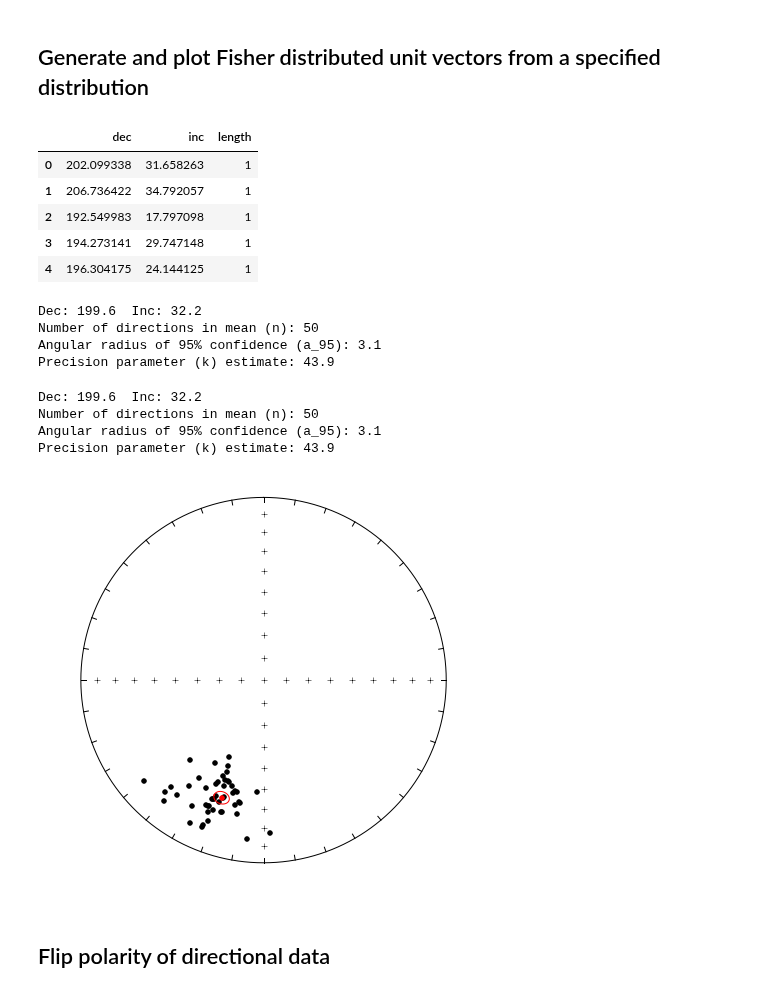
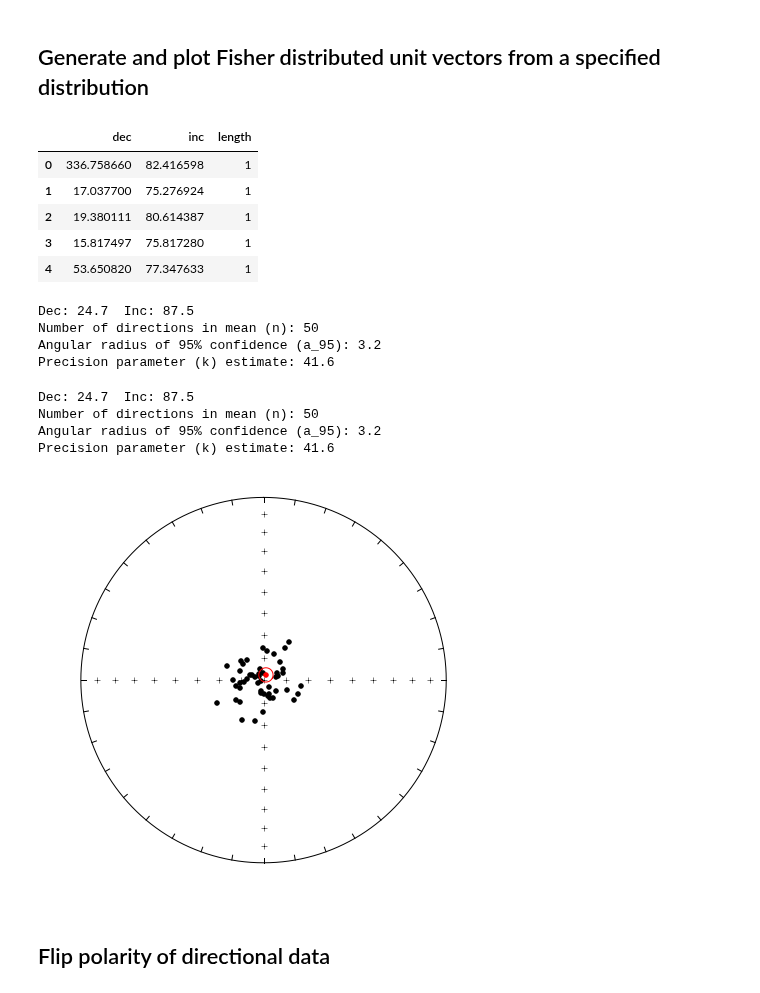
Before and after one commit to PmagPy/2016_Tauxe-et-al_PmagPy_Notebooks, a Jupyter notebook: Additional_PmagPy_Examples.ipynb, the cells around one changed output. Cells and saved outputs as stored; diff of their text form; code cells hidden in the pictures.

```diff
--- a/Additional_PmagPy_Examples.ipynb
+++ b/Additional_PmagPy_Examples.ipynb
@@ -93,42 +93,42 @@ array([ 103.00072744])
 # %% [markdown]
 ## Generate and plot Fisher distributed unit vectors from a specified distribution
 # %%
-fisher_directions = ipmag.fishrot(k=40, n=50, Dec=200, Inc=30)
+fisher_directions = ipmag.fishrot(k=40, n=50, Dec=200, Inc=90)
 directions = pd.DataFrame(fisher_directions,columns=['dec','inc','length'])
 directions.head()
 # %% [output]
 |  | dec | inc | length |
-| 0 | 202.099338 | 31.658263 | 1 |
-| 1 | 206.736422 | 34.792057 | 1 |
-| 2 | 192.549983 | 17.797098 | 1 |
-| 3 | 194.273141 | 29.747148 | 1 |
-| 4 | 196.304175 | 24.144125 | 1 |
+| 0 | 336.758660 | 82.416598 | 1 |
+| 1 | 17.037700 | 75.276924 | 1 |
+| 2 | 19.380111 | 80.614387 | 1 |
+| 3 | 15.817497 | 75.817280 | 1 |
+| 4 | 53.650820 | 77.347633 | 1 |
 # %%
 fisher_mean = ipmag.fisher_mean(directions.dec,directions.inc)
 bingham_mean = ipmag.bingham_mean(directions.dec,directions.inc)
 
 ipmag.print_direction_mean(fisher_mean)
 # %% [output]
-Dec: 199.6  Inc: 32.2
+Dec: 24.7  Inc: 87.5
 Number of directions in mean (n): 50
-Angular radius of 95% confidence (a_95): 3.1
-Precision parameter (k) estimate: 43.9
+Angular radius of 95% confidence (a_95): 3.2
+Precision parameter (k) estimate: 41.6
 # %%
-declinations, inclinations = ipmag.fishrot(k=40, n=50, Dec=200, Inc=30, DIBlock=False)
+declinations, inclinations = ipmag.fishrot(k=40, n=50, Dec=200, Inc=90, DIBlock=False)
 
 plt.figure(num=1,figsize=(6,6))
 ipmag.plot_net(1)
 ipmag.plot_di(declinations,inclinations)
 ipmag.plot_di_mean(fisher_mean['dec'],fisher_mean['inc'],fisher_mean['alpha95'],color='r')
 
 # print out the raw fisher mean data above the equal area plot
 ipmag.print_direction_mean(fisher_mean)
 # %% [output]
-Dec: 199.6  Inc: 32.2
+Dec: 24.7  Inc: 87.5
 Number of directions in mean (n): 50
-Angular radius of 95% confidence (a_95): 3.1
-Precision parameter (k) estimate: 43.9
+Angular radius of 95% confidence (a_95): 3.2
+Precision parameter (k) estimate: 41.6
-[figure, old version]
+[figure, new version]
 # %% [markdown]
 ## Flip polarity of directional data
 # %% [markdown]
```
Also changed, not shown: parts of 18 cells of this notebook.
